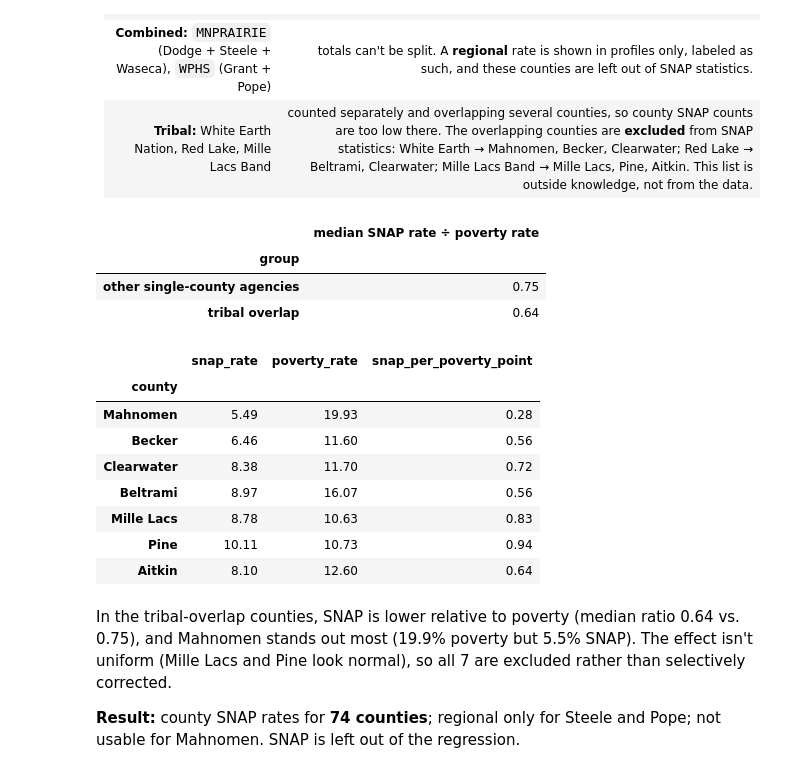
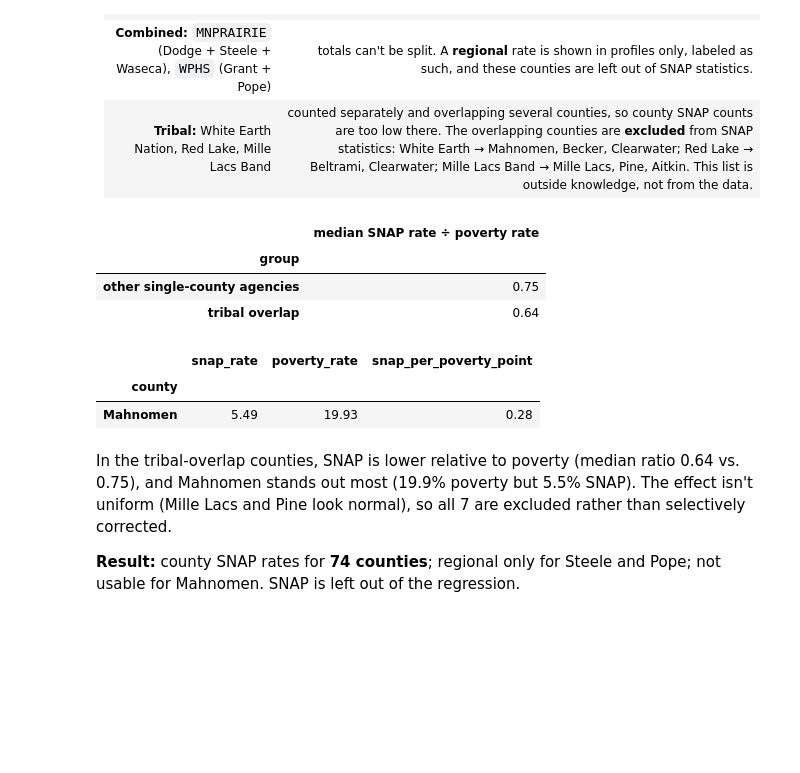
Before and after one commit to MukhHz/MINNEMUDAC_2026, a Jupyter notebook: notebooks/q1_need_vs_foodshelf_activity.ipynb, the cells around one changed output. Drawn from its saved outputs; the diff is of its cells as text; code cells hidden in the pictures; blank space fills up the shorter version.

```diff
--- a/notebooks/q1_need_vs_foodshelf_activity.ipynb
+++ b/notebooks/q1_need_vs_foodshelf_activity.ipynb
@@ -1267,39 +1262,0 @@ Totals scatterplots (log scales, 2024): dark line = expected activity, dotted li
-# %%
-YEAR_SHOW = 2024
-# Small manual label offsets (points) so neighbouring labels don't overlap: (dx, dy, alignment)
-# Norman and Lac qui Parle almost overlap: put the label of whichever point is lower in that panel underneath it.
-NUDGE = {"Roseau": (6, -11, "left"),
-         "Pope": (6, 5, "left"), "Mahnomen": (-6, -12, "right"), "Pipestone": (-6, 4, "right")}
-d_show = mm[mm["year"] == YEAR_SHOW]
-low_names = set(shortlist.loc[shortlist["direction"] == "lower than expected", "county"])
-high_names = set(shortlist.loc[shortlist["direction"] == "higher than expected", "county"])
-
-fig, axes = plt.subplots(1, 3, figsize=(15, 5.4))
-for ax, m in zip(axes, METRICS):
-    fit = fits[(fits["year"] == YEAR_SHOW) & (fits["metric"] == m)].iloc[0]
-    xs = np.linspace(d_show["fi_persons"].min() * 0.8, d_show["fi_persons"].max() * 1.2, 100)
-    expected_line = d_show[f"{m}_expected"].iloc[0] / d_show["fi_persons"].iloc[0] ** fit["slope"] * xs ** fit["slope"]
-    ax.plot(xs, expected_line, color="#3d3d3a", lw=1.5, label="expected")
-    ax.plot(xs, expected_line * 2, color="#8a8984", lw=1, ls=":", label="2× / ½× expected")
-    ax.plot(xs, expected_line / 2, color="#8a8984", lw=1, ls=":")
-    other = ~d_show["county"].isin(low_names | high_names)
-    ax.scatter(d_show.loc[other, "fi_persons"], d_show.loc[other, m], s=28, color="#c3c2b7", edgecolor="white", linewidth=0.6)
-    for names, marker_color in [(low_names, "#e34948"), (high_names, "#2a78d6")]:
-        sel = d_show[d_show["county"].isin(names)]
-        ax.scatter(sel["fi_persons"], sel[m], s=50, color=marker_color, edgecolor="white", linewidth=0.8)
-        for _, r in sel.iterrows():
-            dx, dy, ha = NUDGE.get(r["county"], (5, 3, "left"))
-            if r["county"] in ("Norman", "Lac qui Parle"):
-                other = "Lac qui Parle" if r["county"] == "Norman" else "Norman"
-                dy = 4 if r[m] > d_show.loc[d_show["county"] == other, m].iloc[0] else -11
-            ax.annotate(r["county"], (r["fi_persons"], r[m]), xytext=(dx, dy), textcoords="offset points",
-                        ha=ha, fontsize=8, color="#2b2b2b")
-    ax.set_xscale("log"); ax.set_yscale("log")
-    ax.set_xlabel("Food-insecure people (MMG, log scale)")
-    ax.set_ylabel(f"{LABEL[m]}, {YEAR_SHOW} (log scale)")
-    ax.set_title(NICE[m], loc="left", fontsize=10)
-axes[0].legend(frameon=False, fontsize=8, loc="upper left")
-fig.suptitle(f"Shortlisted counties, {YEAR_SHOW}: red = lower than expected, blue = higher than expected",
-             x=0.01, ha="left", fontsize=11)
-plt.tight_layout()
-plt.show()
@@ -1419,40 +1373,34 @@ snap_year = snap.groupby(["county", "year"], as_index=False)["snap_people"].mean
 snap_county = (snap_year.merge(agency_map.dropna(subset=["fips"])[["agency", "fips"]], on="agency", how="inner")
                         .merge(pov_full[["fips", "year", "population", "poverty_rate"]], on=["fips", "year"],
                                how="left", validate="one_to_one"))
 snap_county["snap_rate"] = snap_county["snap_people"] / snap_county["population"] * 100
 snap_county = snap_county.merge(county_names[["fips", "county"]], on="fips")
 
 # Regional rates for the two combined agencies (shown in profiles only, clearly labeled)
 regional_rows = []
 for agency, members in COMBINED_AGENCY.items():
     member_pop = (pov_full[pov_full["county"].isin([m.upper() for m in members])]
                   .groupby("year")["population"].sum())
     people = snap_year[snap_year["agency"] == agency].set_index("year")["snap_people"]
     rate = (people / member_pop * 100).mean()
     for m in members:
         regional_rows.append({"county": m, "snap_rate_regional": rate, "snap_region": f"{agency} ({' + '.join(members)})"})
 snap_regional = pd.DataFrame(regional_rows)
 
 # Evidence check: SNAP participation relative to poverty, tribal-overlap counties vs. the rest
 chk = snap_county.groupby("county")[["snap_rate", "poverty_rate"]].mean()
 chk["snap_per_poverty_point"] = chk["snap_rate"] / chk["poverty_rate"]
 chk["group"] = np.where(chk.index.isin(TRIBAL_OVERLAP), "tribal overlap", "other single-county agencies")
 display(chk.groupby("group")["snap_per_poverty_point"].median().round(2).rename("median SNAP rate ÷ poverty rate").to_frame())
-chk.loc[TRIBAL_OVERLAP, ["snap_rate", "poverty_rate", "snap_per_poverty_point"]].round(2)
+chk.loc[["Mahnomen"], ["snap_rate", "poverty_rate", "snap_per_poverty_point"]].round(2)   # the clearest case
 # %% [output]
 |  | median SNAP rate ÷ poverty rate |
 | group |  |
 | other single-county agencies | 0.75 |
 | tribal overlap | 0.64 |
 |  | snap_rate | poverty_rate | snap_per_poverty_point |
 | county |  |  |  |
 | Mahnomen | 5.49 | 19.93 | 0.28 |
-| Becker | 6.46 | 11.60 | 0.56 |
-| Clearwater | 8.38 | 11.70 | 0.72 |
-| Beltrami | 8.97 | 16.07 | 0.56 |
-| Mille Lacs | 8.78 | 10.63 | 0.83 |
-| Pine | 10.11 | 10.73 | 0.94 |
-| Aitkin | 8.10 | 12.60 | 0.64 |
 # %% [markdown]
 In the tribal-overlap counties, SNAP is lower relative to poverty (median ratio 0.64 vs. 0.75), and Mahnomen stands out most (19.9% poverty but 5.5% SNAP). The effect isn't uniform (Mille Lacs and Pine look normal), so all 7 are excluded rather than selectively corrected.
 
```
Also changed, not shown: parts of 29 cells of this notebook, 3 other files.
